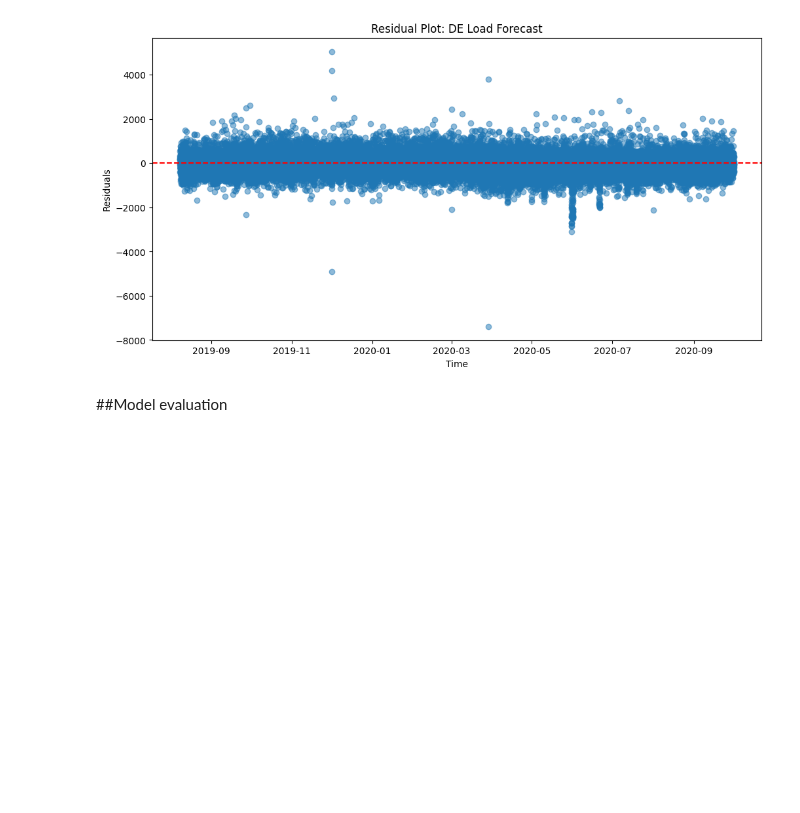
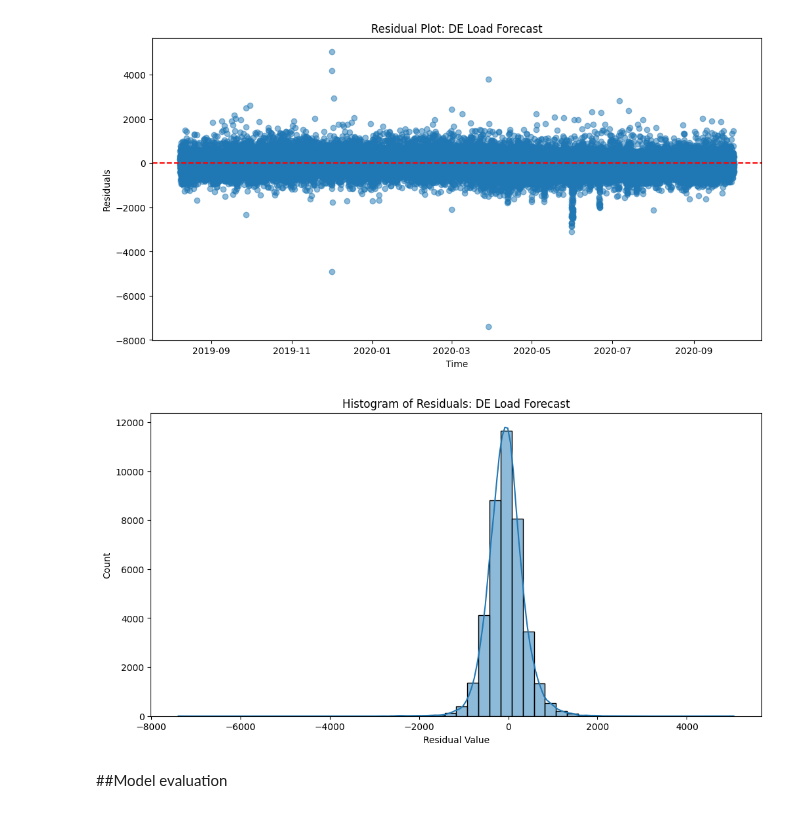
Before and after one commit to Phionanamugga/Energy_Projects, a Jupyter notebook: load_forecasting.ipynb, the cells around one changed output. Saved outputs shown, nothing was run; the diff lists cells and outputs as text; code cells hidden in the pictures; blank space fills up the shorter version.

Commit message:
shows residuals histogram

```diff
--- a/load_forecasting.ipynb
+++ b/load_forecasting.ipynb
@@ -441,6 +441,17 @@ plt.ylabel('Residuals')
 plt.show()
 # %% [output]
 [figure]
+# %%
+# Added: 6. Error histogram with KDE (error distribution analysis)
+plt.figure(figsize=(12,6))
+sns.histplot(residuals, kde=True, bins=50)
+plt.title('Histogram of Residuals: DE Load Forecast')
+plt.xlabel('Residual Value')
+plt.show()
+
+mlflow.end_run()
+# %% [output]
+[figure, added]
 # %%
 def train_lgbm(X_train, y_train, params=None, num_round=500): # LightGBM training wrapper optimized for temporal forecasting with sensible defaults
     if params is None:
```
